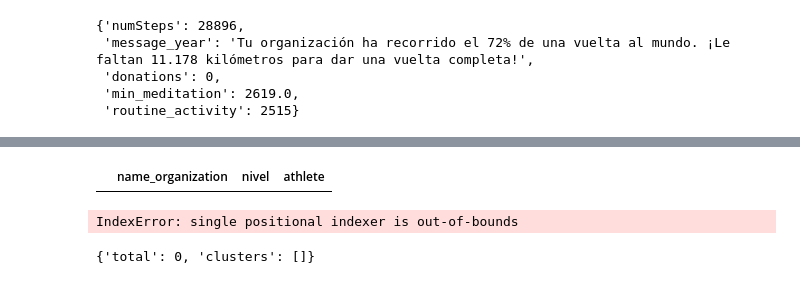
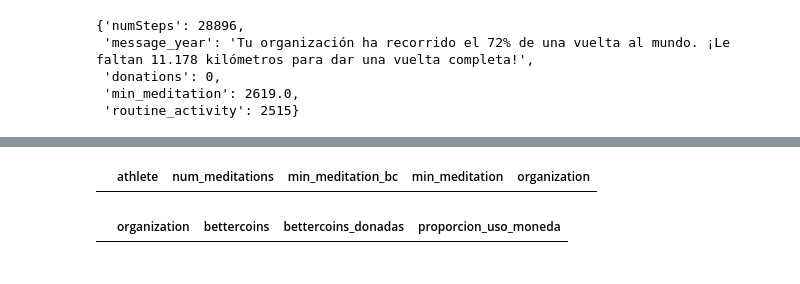
Before and after one commit to ibaeza1/proyecto_margarita, a Jupyter notebook: modifications.ipynb, the cells around one changed output, grey strips where cells are left out. Saved outputs shown, nothing was run; the diff lists cells and outputs as text; code cells hidden in the pictures.

```diff
--- a/modifications.ipynb
+++ b/modifications.ipynb
@@ -961,6 +1007,6 @@ See the caveats in the documentation: https://pandas.pydata.org/pandas-docs/stab
 # %%
 
-organization='CGE'
+organization='Grupo Mathiesen'
 allOrganizations =  mean_organization(df_onboarding, df_cohorts, df_bettercoins_habits, df_activities, df_donations, df_meditation)[1]
 
 print("Generating report for: " + organization)
@@ -993,13 +1039,13 @@ dict_final={
         "organization": organization,
         "idOrganization": idOrganization ,
         "date": report_date.strftime("%d/%m/%Y"),
-        "period": "Q4 2021",
+        "period": "Q1 2022",
         "summary":dSummary,
         "vision360": {
             "metrics": ["Porcentaje de enrolamiento","Minutos de actividad física","Bettercoins ganadas", "Minutos de meditación", "Cantidad de donaciones"],
             "units": ["%", "minutos semanales por colaborador", "bettercoins semanales por colaborador", "minutos semanales por colaborador", "donaciones semanales por colaborador"],
             "achievedValue":vision360[0],
-            "sugestedValue": [dSummary['numSuscribers'],180,420,10,1] ,
+            "sugestedValue": [dSummary['numSuscribers'],180,336,10,1] ,
             "achievedPercentage": vision360[1] ,
             "allOrganizations": allOrganizations
         },
@@ -1042,13 +1068,9 @@ df_levels
 # %%
 df_levels[df_levels['name_organization']=='CARIOLA']
+df_meditation_mes[df_meditation_mes['organization']==organization]
 # %% [output]
-|  | name_organization | nivel | athlete |
+|  | athlete | num_meditations | min_meditation_bc | min_meditation | organization |
-# %%
-dict_levels(df_levels, organization)
-# %% [output]
-IndexError: single positional indexer is out-of-bounds
-# %%
-
-dict_cluster(df_cluster,'LA COFRADÍA')
-# %% [output]
-{'total': 0, 'clusters': []}
+# %%
+df_bettercoins[df_bettercoins['organization']==organization]
+# %% [output]
+|  | organization | bettercoins | bettercoins_donadas | proporcion_uso_moneda |
```
Also changed, not shown: parts of 9 cells of this notebook, 38 other files.
